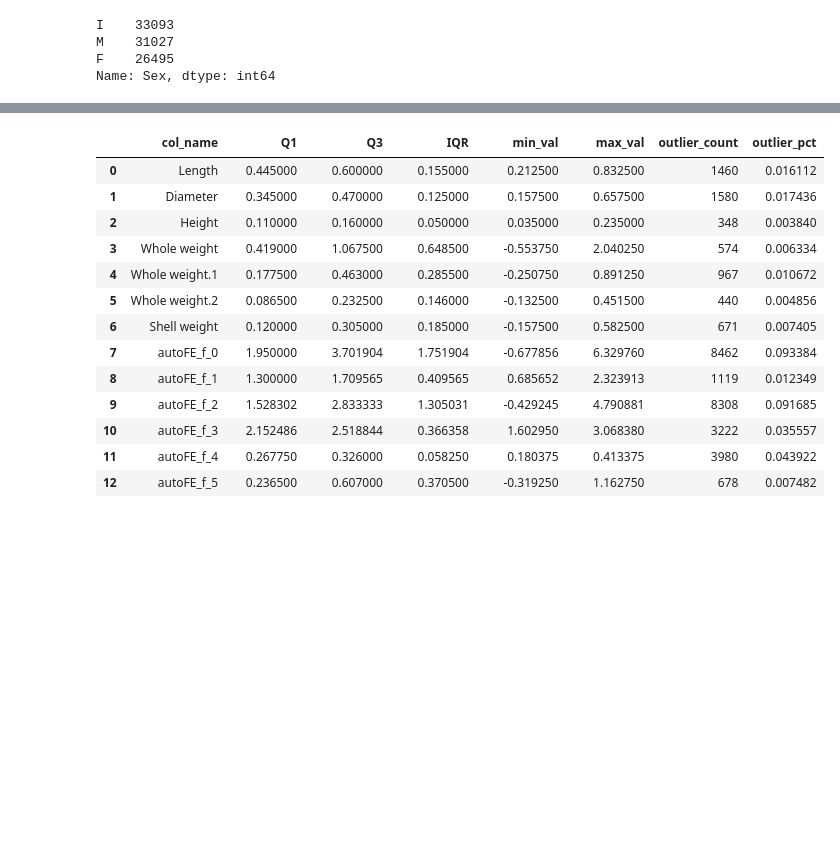
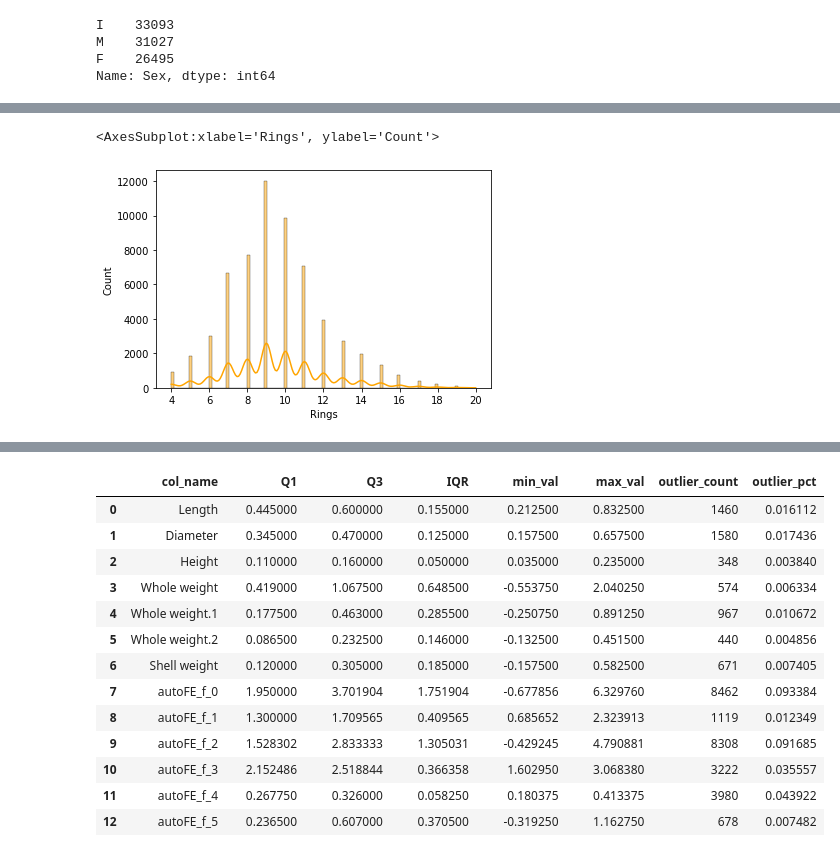
Before and after one commit to bk-anupam/KaggleChallenges, a Jupyter notebook: TABULAR/ABALONE/abalone_eda.ipynb, the cells around one changed output, grey strips where cells are left out. Drawn from its saved outputs; the diff is of its cells as text; code cells hidden in the pictures; blank space fills up the shorter version.

```diff
--- a/TABULAR/ABALONE/abalone_eda.ipynb
+++ b/TABULAR/ABALONE/abalone_eda.ipynb
@@ -193,0 +211,2 @@ def plot_feature_distribution(train_df, test_df, cols_float):
+# %%
+df_submission = pd.read_csv("./data/submission_LightGBM.csv")
@@ -193,0 +220,5 @@ def plot_feature_distribution(train_df, test_df, cols_float):
+# %%
+sns.histplot(x=np.round(df_submission["Rings"]), label="Test", kde=True, fill=True, color="orange")
+# %% [output]
+<AxesSubplot:xlabel='Rings', ylabel='Count'>
+[figure, added]
```
Also changed, not shown: parts of 18 cells of this notebook, 3 other files.
